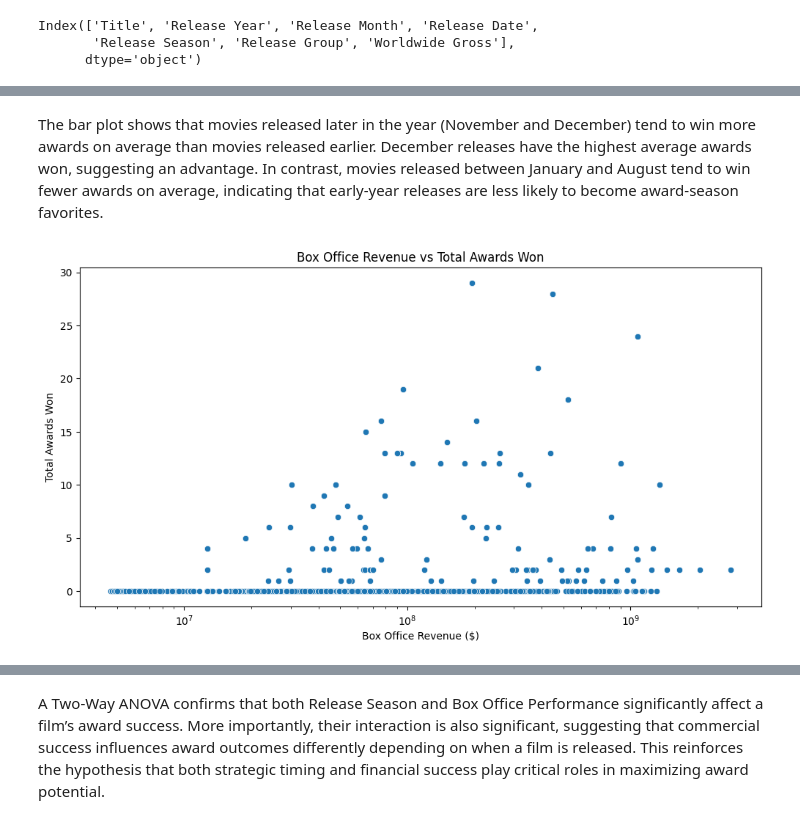
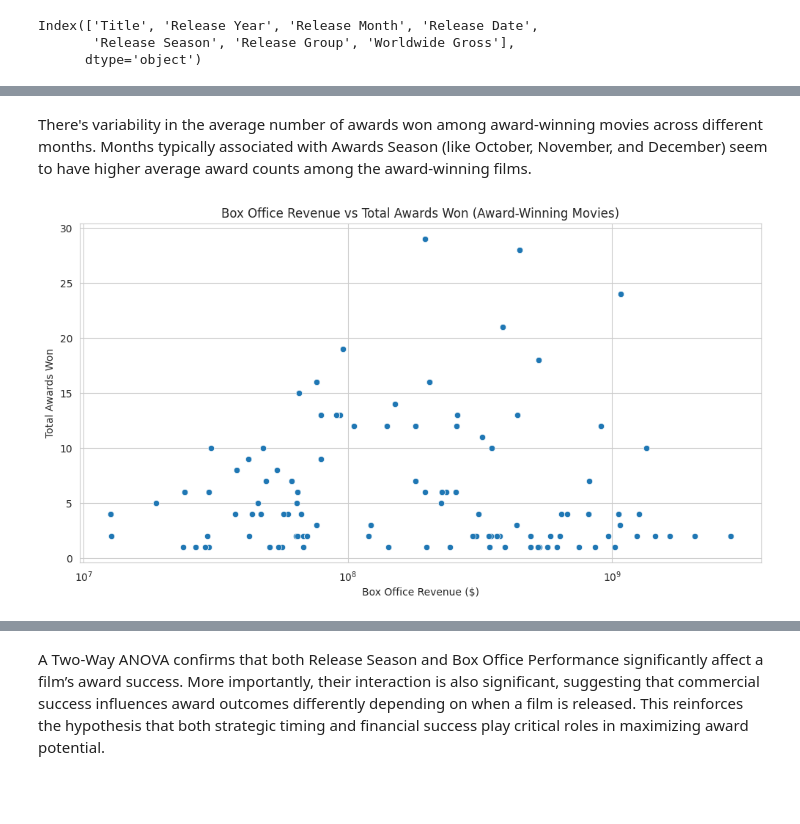
Before and after one commit to oykudemirel/DSA-210-PROJECT, a Jupyter notebook: dsa210project_with_ml.ipynb, the cells around one changed output, grey strips where cells are left out. Drawn from its saved outputs; the diff is of its cells as text; code cells hidden in the pictures; blank space fills up the shorter version.

```diff
--- a/dsa210project_with_ml.ipynb
+++ b/dsa210project_with_ml.ipynb
@@ -562,0 +550,7 @@ Index(['Title', 'Release Year', 'Release Month', 'Release Date',
+# %%
+# Filter the DataFrame to include only movies with Total_Awards_Won > 0
+award_winning_movies_df = final_df[final_df['Total_Awards_Won'] > 0].copy()
+
+print(f"Original number of movies: {len(final_df)}")
+print(f"Number of award-winning movies: {len(award_winning_movies_df)}")
+print(award_winning_movies_df.head())
@@ -596,12 +609,16 @@ plt.show()
-# %% [markdown]
-The bar plot shows that movies released later in the year (November and December) tend to win more awards on average than movies released earlier. December releases have the highest average awards won, suggesting an advantage. In contrast, movies released between January and August tend to win fewer awards on average, indicating that early-year releases are less likely to become award-season favorites.
+# %% [markdown]
+There's variability in the average number of awards won among award-winning movies across different months.
+Months typically associated with Awards Season (like October, November, and December) seem to have higher average award counts among the award-winning films.
 # %%
+import matplotlib.pyplot as plt
+import seaborn as sns
+
 plt.figure(figsize=(12,6))
-sns.scatterplot(data=final_df, x='Worldwide Gross', y='Total_Awards_Won')
-plt.title('Box Office Revenue vs Total Awards Won')
+sns.scatterplot(data=award_winning_movies_df, x='Worldwide Gross', y='Total_Awards_Won')
+plt.title('Box Office Revenue vs Total Awards Won (Award-Winning Movies)')
 plt.xlabel('Box Office Revenue ($)')
 plt.ylabel('Total Awards Won')
-plt.xscale('log')  # because box office values vary a lot
+plt.xscale('log')  # Use a log scale for the x-axis due to large range in gross values
 plt.show()
 # %% [output]
-[figure, old version]
+[figure, new version]
```
Also changed, not shown: parts of 62 cells of this notebook.
